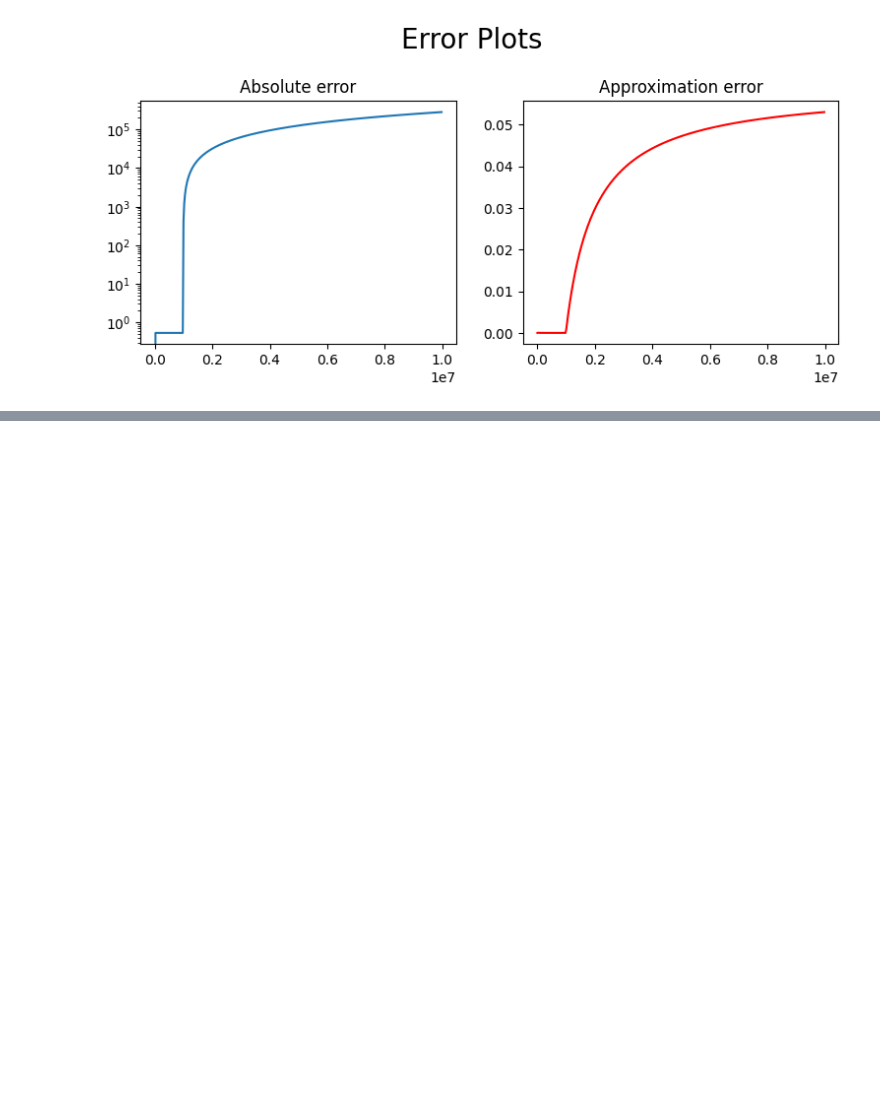
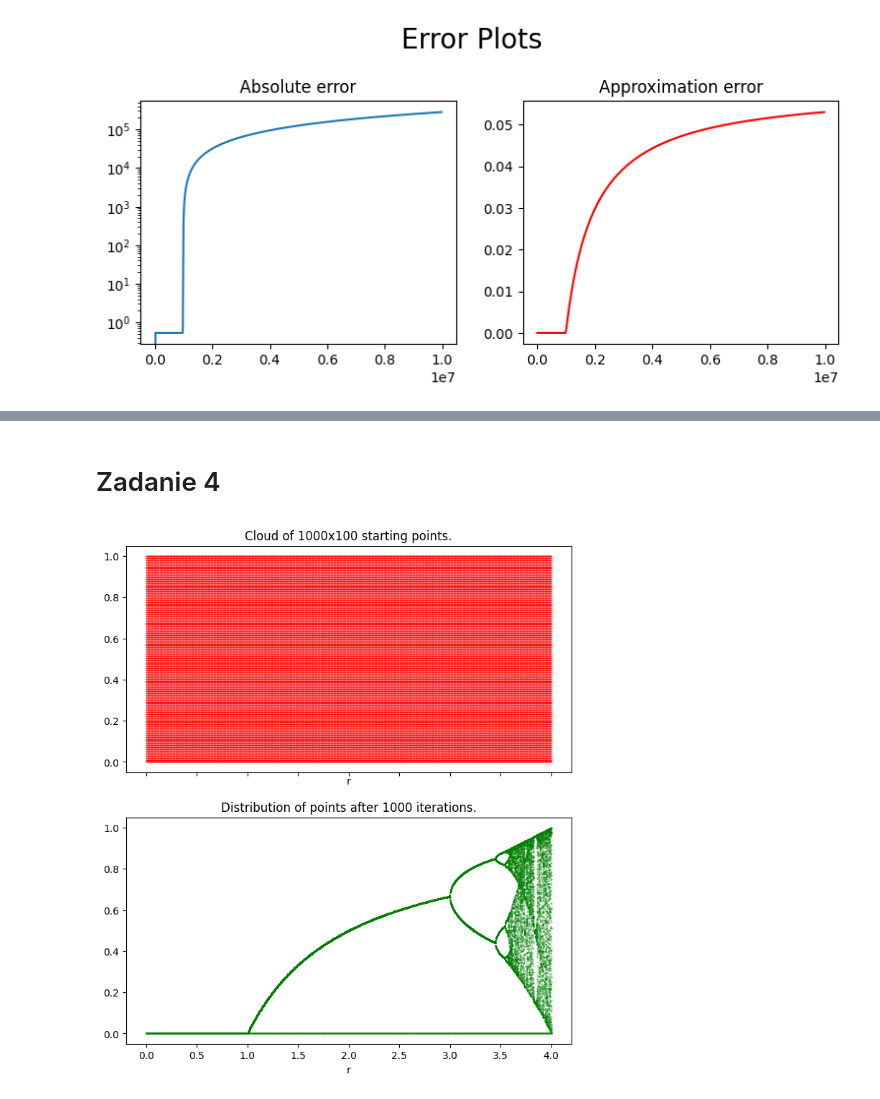
Before and after one commit to pawel002/Calculation-Methods, a Jupyter notebook: lab1/lab1.ipynb, the cells around one changed output, grey strips where cells are left out. Saved outputs shown, nothing was run; the diff lists cells and outputs as text; code cells hidden in the pictures; blank space fills up the shorter version.

```diff
--- a/lab1/lab1.ipynb
+++ b/lab1/lab1.ipynb
@@ -118,0 +237,30 @@ Linear:  0.9463791847229004 s.
+# %% [markdown]
+# Zadanie 4
+# %%
+fig, (ax1, ax2) = plt.subplots(2, 1, figsize=(8, 9), sharex=True)
+widthRes = 1000
+heightRes = 100
+iterations = 1000
+
+arrayX = np.array([x for x in np.linspace(0, 1, heightRes) for _ in range(widthRes)])
+arrayR = np.array([r for _ in range(heightRes) for r in np.linspace(0, 4, widthRes)])
+
+# generate points on a plane
+ax1.set_title(f"Cloud of {widthRes}x{heightRes} starting points.")
+ax1.set_xlabel("x")
+ax1.set_xlabel("r")
+
+ax2.set_title(f"Distribution of points after {iterations} iterations.")
+ax2.set_xlabel("x")
+ax2.set_xlabel("r")
+
+ax1.scatter(arrayR, arrayX, s = 0.1, color="r")
+
+for i in range(iterations):
+    arrayX = arrayR * arrayX * (np.ones(widthRes*heightRes) - arrayX)
+
+ax2.scatter(arrayR, arrayX, s = 0.05, color="g")
+
+plt.show()
+# %% [output]
+[figure, added]
```
Also changed, not shown: parts of 10 cells of this notebook.
